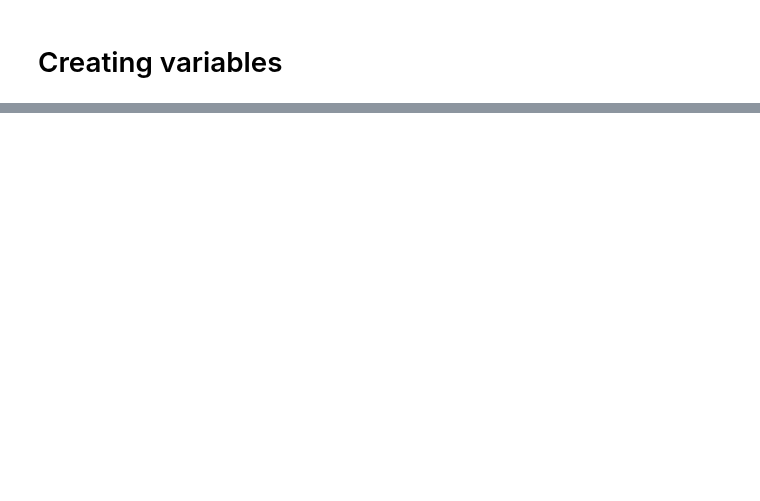
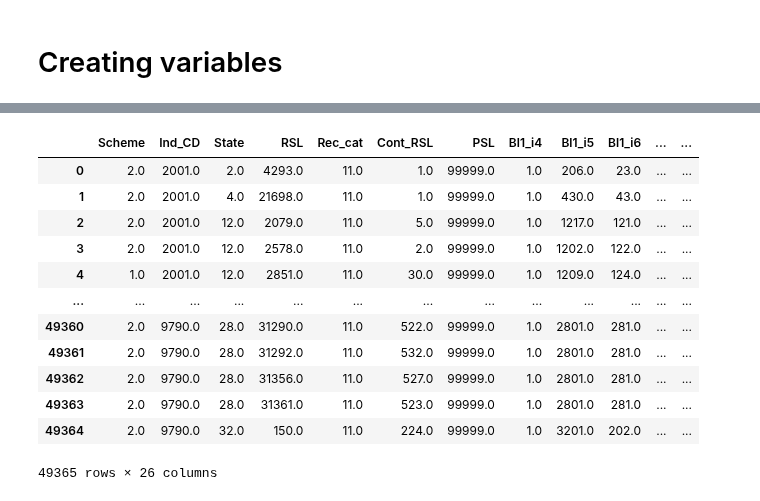
Before and after one commit to kabeerbora/1980s_delin, a Jupyter notebook: 1980s_delicensing.ipynb, the cells around one changed output, grey strips where cells are left out. Drawn from its saved outputs; the diff is of its cells as text; code cells hidden in the pictures; blank space fills up the shorter version.

```diff
--- a/1980s_delicensing.ipynb
+++ b/1980s_delicensing.ipynb
@@ -281,0 +328,20 @@ plt.show()
+# %%
+import pandas as pd
+import pyreadstat
+file_path = '/content/drive/MyDrive/data_economics_research/ASI_Firms/1989_1990/IDENTIFICATION PARTICULARS (B1,2,6).sav'
+df_1, meta = pyreadstat.read_sav(file_path)
+df_1
+# %% [output]
+|  | Scheme | Ind_CD | State | RSL | Rec_cat | Cont_RSL | PSL | Bl1_i4 | Bl1_i5 | Bl1_i6 | ... | ... |
+| 0 | 2.0 | 2001.0 | 2.0 | 4293.0 | 11.0 | 1.0 | 99999.0 | 1.0 | 206.0 | 23.0 | ... | ... |
+| 1 | 2.0 | 2001.0 | 4.0 | 21698.0 | 11.0 | 1.0 | 99999.0 | 1.0 | 430.0 | 43.0 | ... | ... |
+| 2 | 2.0 | 2001.0 | 12.0 | 2079.0 | 11.0 | 5.0 | 99999.0 | 1.0 | 1217.0 | 121.0 | ... | ... |
+| 3 | 2.0 | 2001.0 | 12.0 | 2578.0 | 11.0 | 2.0 | 99999.0 | 1.0 | 1202.0 | 122.0 | ... | ... |
+| 4 | 1.0 | 2001.0 | 12.0 | 2851.0 | 11.0 | 30.0 | 99999.0 | 1.0 | 1209.0 | 124.0 | ... | ... |
+| ... | ... | ... | ... | ... | ... | ... | ... | ... | ... | ... | ... | ... |
+| 49360 | 2.0 | 9790.0 | 28.0 | 31290.0 | 11.0 | 522.0 | 99999.0 | 1.0 | 2801.0 | 281.0 | ... | ... |
+| 49361 | 2.0 | 9790.0 | 28.0 | 31292.0 | 11.0 | 532.0 | 99999.0 | 1.0 | 2801.0 | 281.0 | ... | ... |
+| 49362 | 2.0 | 9790.0 | 28.0 | 31356.0 | 11.0 | 527.0 | 99999.0 | 1.0 | 2801.0 | 281.0 | ... | ... |
+| 49363 | 2.0 | 9790.0 | 28.0 | 31361.0 | 11.0 | 523.0 | 99999.0 | 1.0 | 2801.0 | 281.0 | ... | ... |
+| 49364 | 2.0 | 9790.0 | 32.0 | 150.0 | 11.0 | 224.0 | 99999.0 | 1.0 | 3201.0 | 202.0 | ... | ... |
+49365 rows × 26 columns
```
Also changed, not shown: parts of 36 cells of this notebook.
